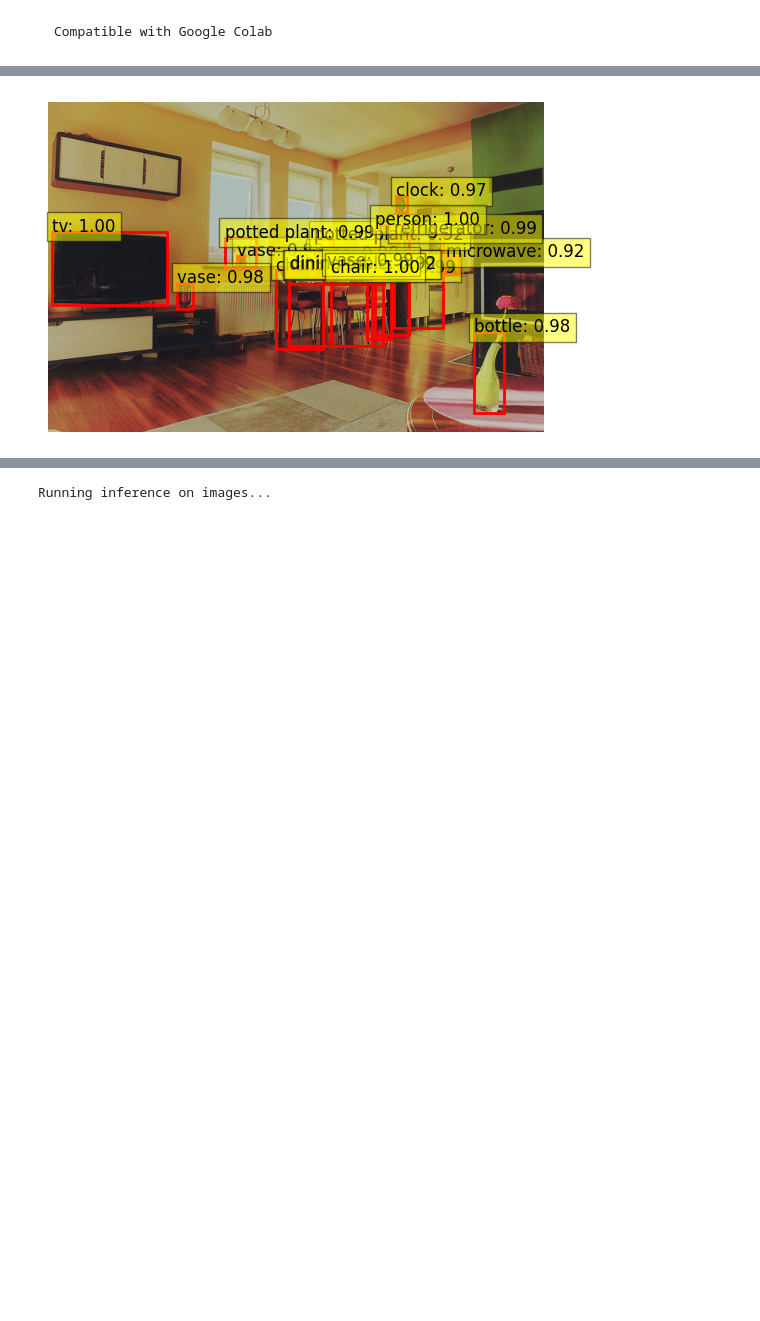
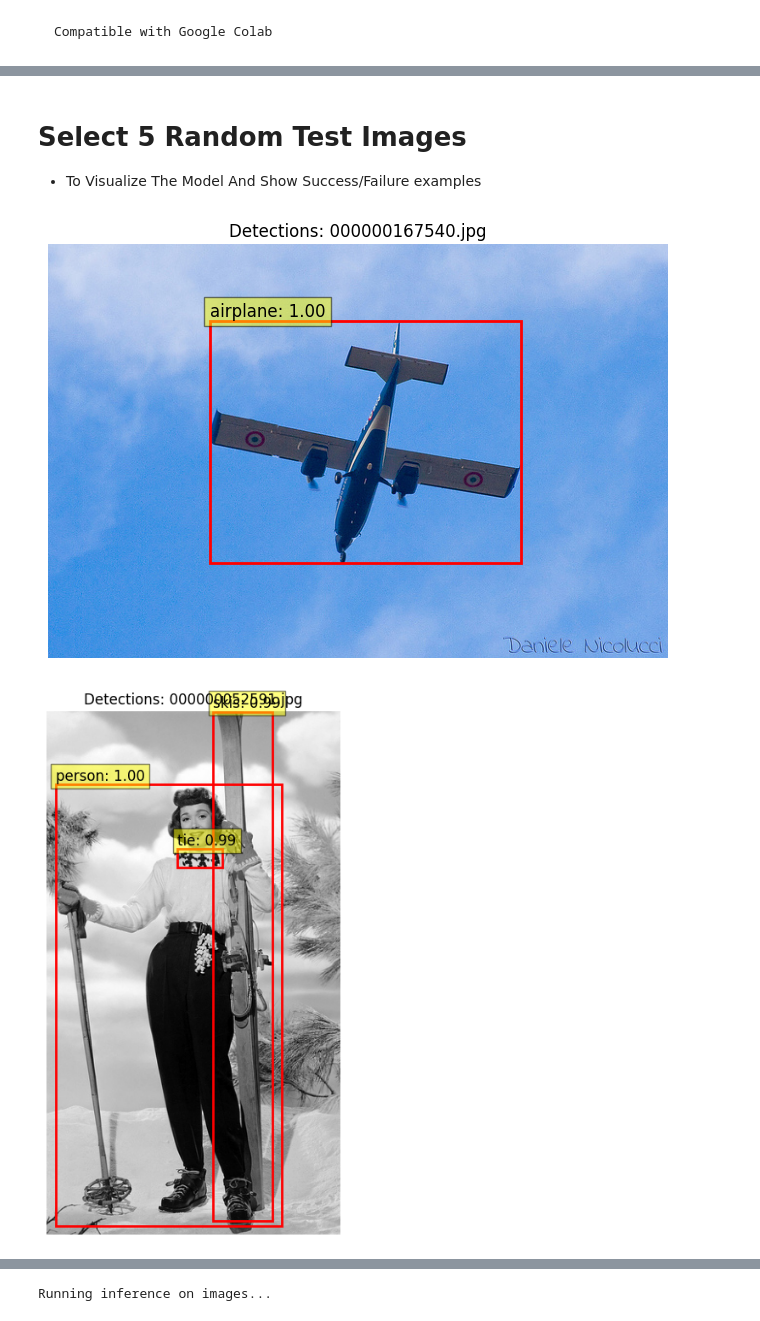
Before and after one commit to NadineTamish/Computer-Vision-Course-Assignments, a Jupyter notebook: Assignment_4_Part_2/DETR.ipynb, the cells around one changed output, grey strips where cells are left out. Saved outputs shown, nothing was run; the diff lists cells and outputs as text; code cells hidden in the pictures; blank space fills up the shorter version.

```diff
--- a/Assignment_4_Part_2/DETR.ipynb
+++ b/Assignment_4_Part_2/DETR.ipynb
@@ -53,33 +86,39 @@ index created!
+# %% [markdown]
+# Select 5 Random Test Images
+- To Visualize The Model And Show Success/Failure examples
 # %%
-# Load first image in the validation dataset
-image_path = "val2017/000000000139.jpg"
-image = Image.open(image_path).convert("RGB")
+random.seed(4)  # For reproducibility
+sample_files = random.sample(image_files, 5)
 
-# Preprocess and move to device
-inputs = processor(images=image, return_tensors="pt").to(device)
+for file_name in sample_files:
+    image_path = os.path.join(image_dir, file_name)
+    image = Image.open(image_path).convert("RGB")
 
-plt.imshow(image)
+    # Preprocess and move to device
+    inputs = processor(images=image, return_tensors="pt").to(device)
 
-# Run inference
-with torch.no_grad():
-    outputs = model(**inputs)
+    with torch.no_grad():
+        outputs = model(**inputs)
 
-# Postprocess results
-target_sizes = torch.tensor([image.size[::-1]], device=device)
-results = processor.post_process_object_detection(outputs, target_sizes=target_sizes, threshold=0.9)[0]
+    # Postprocess
+    target_sizes = torch.tensor([image.size[::-1]], device=device)
+    results = processor.post_process_object_detection(outputs, target_sizes=target_sizes, threshold=0.9)[0]
 
-# Visualize
-plt.imshow(image)
-ax = plt.gca()
+    # Visualize
+    plt.figure(figsize=(8, 8))
+    plt.imshow(image)
+    ax = plt.gca()
 
-for score, label, box in zip(results["scores"], results["labels"], results["boxes"]):
-    xmin, ymin, xmax, ymax = box.tolist()
-    ax.add_patch(patches.Rectangle((xmin, ymin), xmax - xmin, ymax - ymin,
-                                   fill=False, color='red', linewidth=2))
-    label_text = f"{model.config.id2label[label.item()]}: {score.item():.2f}"
-    ax.text(xmin, ymin, label_text, fontsize=12, bbox=dict(facecolor='yellow', alpha=0.5))
+    for score, label, box in zip(results["scores"], results["labels"], results["boxes"]):
+        xmin, ymin, xmax, ymax = box.tolist()
+        ax.add_patch(patches.Rectangle((xmin, ymin), xmax - xmin, ymax - ymin,
+                                       fill=False, color='red', linewidth=2))
+        label_text = f"{model.config.id2label[label.item()]}: {score.item():.2f}"
+        ax.text(xmin, ymin - 5, label_text, fontsize=12, bbox=dict(facecolor='yellow', alpha=0.5))
 
-plt.axis("off")
-plt.show()
+    plt.title(f"Detections: {file_name}")
+    plt.axis("off")
+    plt.show()
 # %% [output]
-[figure, old version]
+[figure, new version]
+[figure, added]
```
Also changed, not shown: parts of 17 cells of this notebook.
